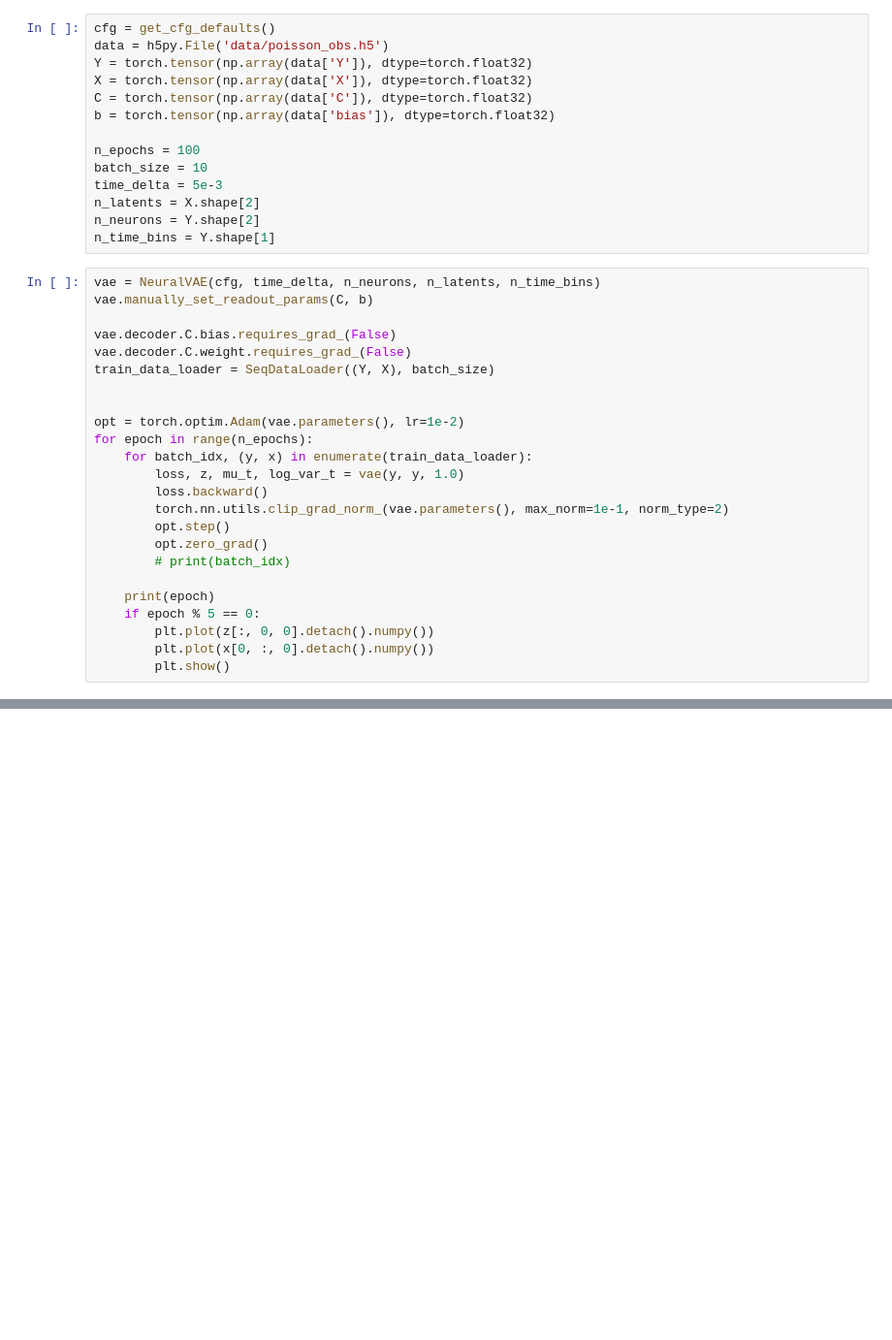
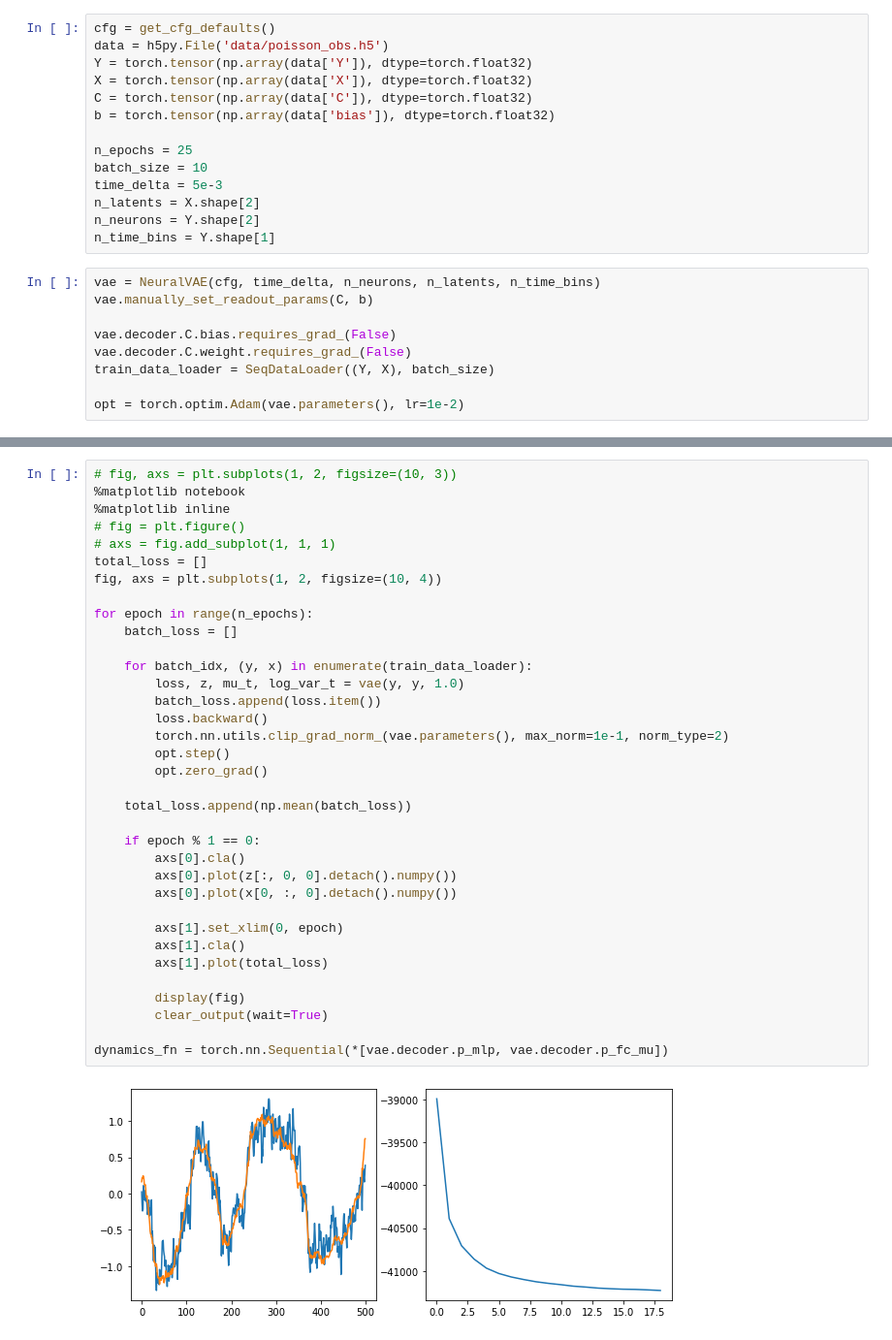
Before and after one commit to catniplab/latent_dynamics_workshop, a Jupyter notebook: vanderpol/VAE.ipynb, the cells around one changed output, grey strips where cells are left out. Shown: that part at 97% size. Drawn from its saved outputs; the diff is of its cells as text; blank space fills up the shorter version.

Commit message:
live vae training loss/samples plot

```diff
--- a/vanderpol/VAE.ipynb
+++ b/vanderpol/VAE.ipynb
@@ -14,7 +18,7 @@ X = torch.tensor(np.array(data['X']), dtype=torch.float32)
 C = torch.tensor(np.array(data['C']), dtype=torch.float32)
 b = torch.tensor(np.array(data['bias']), dtype=torch.float32)
 
-n_epochs = 100
+n_epochs = 25
 batch_size = 10
 time_delta = 5e-3
 n_latents = X.shape[2]
@@ -28,19 +32,4 @@ vae.decoder.C.bias.requires_grad_(False)
 vae.decoder.C.weight.requires_grad_(False)
 train_data_loader = SeqDataLoader((Y, X), batch_size)
 
-
 opt = torch.optim.Adam(vae.parameters(), lr=1e-2)
-for epoch in range(n_epochs):
-    for batch_idx, (y, x) in enumerate(train_data_loader):
-        loss, z, mu_t, log_var_t = vae(y, y, 1.0)
-        loss.backward()
-        torch.nn.utils.clip_grad_norm_(vae.parameters(), max_norm=1e-1, norm_type=2)
-        opt.step()
-        opt.zero_grad()
-        # print(batch_idx)
-
-    print(epoch)
-    if epoch % 5 == 0:
-        plt.plot(z[:, 0, 0].detach().numpy())
-        plt.plot(x[0, :, 0].detach().numpy())
-        plt.show()
@@ -48,0 +36,37 @@ KeyboardInterrupt:
+# %%
+# fig, axs = plt.subplots(1, 2, figsize=(10, 3))
+%matplotlib notebook
+%matplotlib inline
+# fig = plt.figure()
+# axs = fig.add_subplot(1, 1, 1)
+total_loss = []
+fig, axs = plt.subplots(1, 2, figsize=(10, 4))
+
+for epoch in range(n_epochs):
+    batch_loss = []
+
+    for batch_idx, (y, x) in enumerate(train_data_loader):
+        loss, z, mu_t, log_var_t = vae(y, y, 1.0)
+        batch_loss.append(loss.item())
+        loss.backward()
+        torch.nn.utils.clip_grad_norm_(vae.parameters(), max_norm=1e-1, norm_type=2)
+        opt.step()
+        opt.zero_grad()
+
+    total_loss.append(np.mean(batch_loss))
+
+    if epoch % 1 == 0:
+        axs[0].cla()
+        axs[0].plot(z[:, 0, 0].detach().numpy())
+        axs[0].plot(x[0, :, 0].detach().numpy())
+
+        axs[1].set_xlim(0, epoch)
+        axs[1].cla()
+        axs[1].plot(total_loss)
+
+        display(fig)
+        clear_output(wait=True)
+
+dynamics_fn = torch.nn.Sequential(*[vae.decoder.p_mlp, vae.decoder.p_fc_mu])
+# %% [output]
+[figure, added]
```
Also changed, not shown: parts of 2 cells of this notebook.
